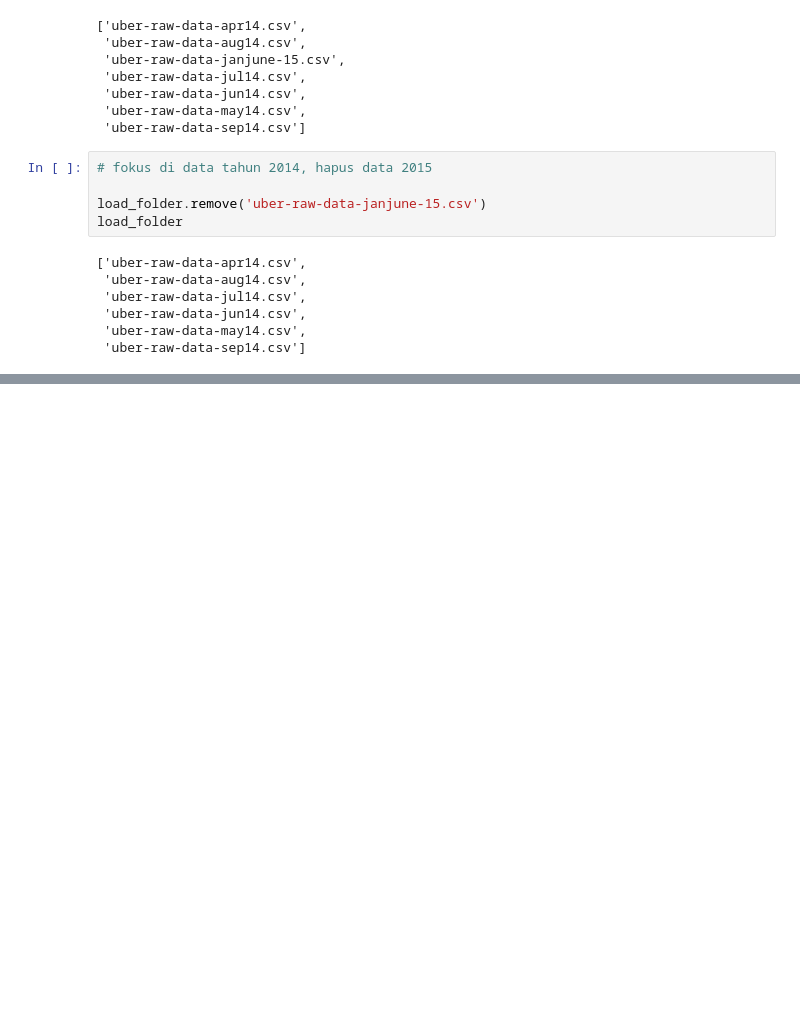
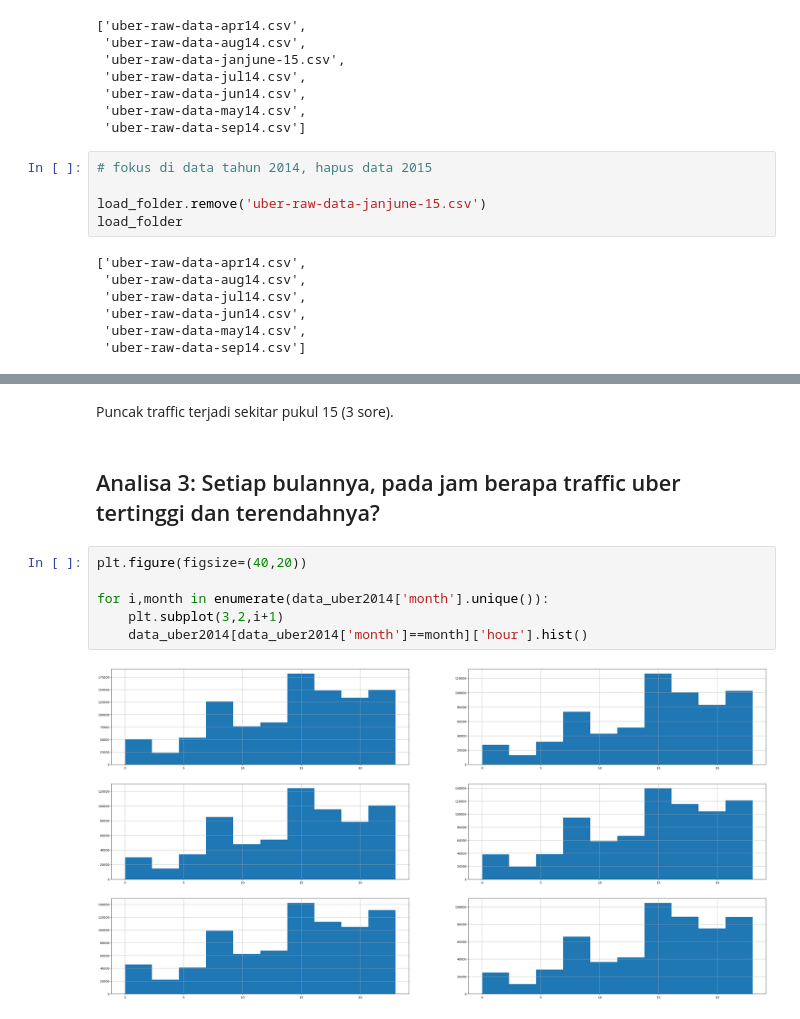
Before and after one commit to emiksapitri/Bootcamp_dataanalyst, a Jupyter notebook: projectUber_pertemuan16_emik.ipynb, the cells around one changed output, grey strips where cells are left out. Drawn from its saved outputs; the diff is of its cells as text; blank space fills up the shorter version.

```diff
--- a/projectUber_pertemuan16_emik.ipynb
+++ b/projectUber_pertemuan16_emik.ipynb
@@ -108,0 +172,12 @@ data_uber2014.head()
+# %% [markdown]
+Puncak traffic terjadi sekitar pukul 15 (3 sore).
+# %% [markdown]
+## Analisa 3: Setiap bulannya, pada jam berapa traffic uber tertinggi dan terendahnya?
+# %%
+plt.figure(figsize=(40,20))
+
+for i,month in enumerate(data_uber2014['month'].unique()):
+    plt.subplot(3,2,i+1)
+    data_uber2014[data_uber2014['month']==month]['hour'].hist()
+# %% [output]
+[figure, added]
```
Also changed, not shown: parts of 40 cells of this notebook, 1 other file.
